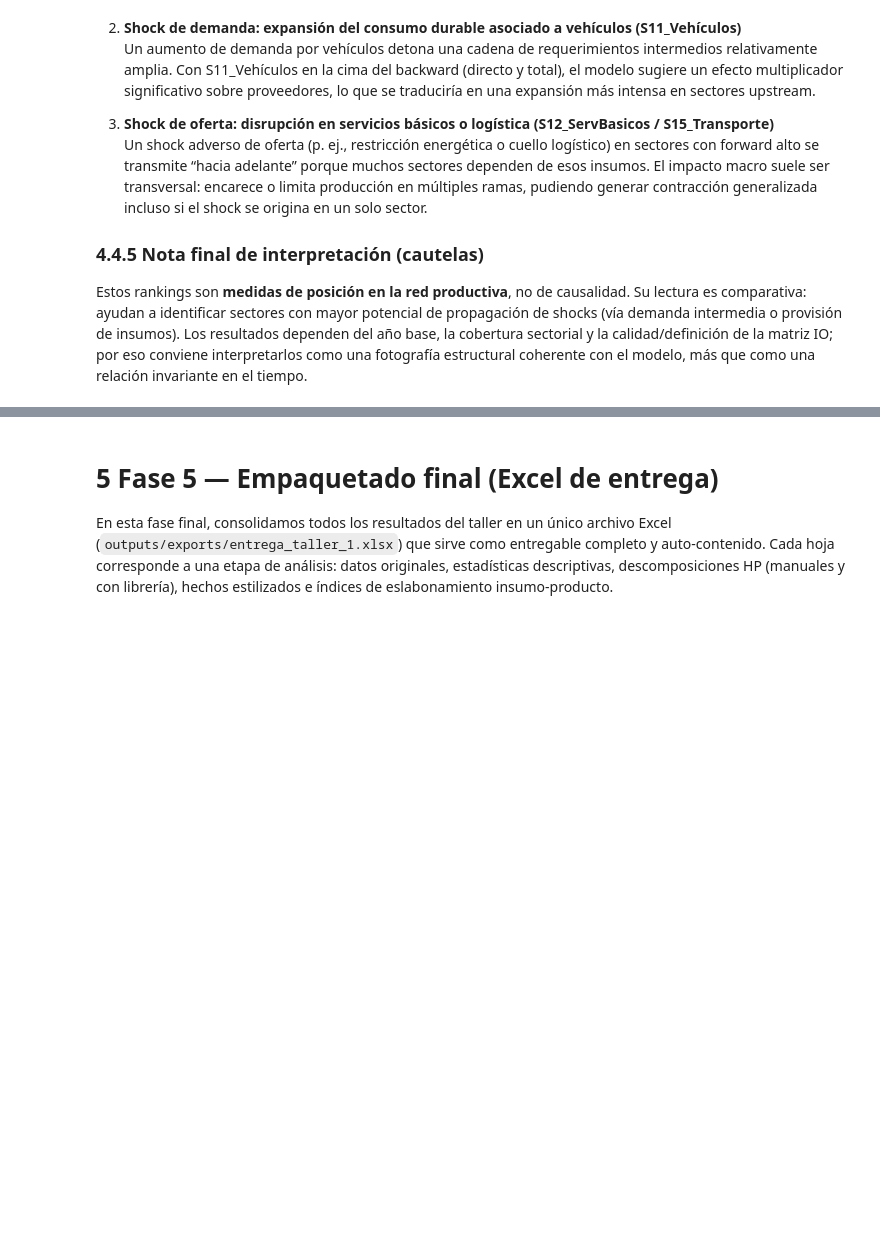
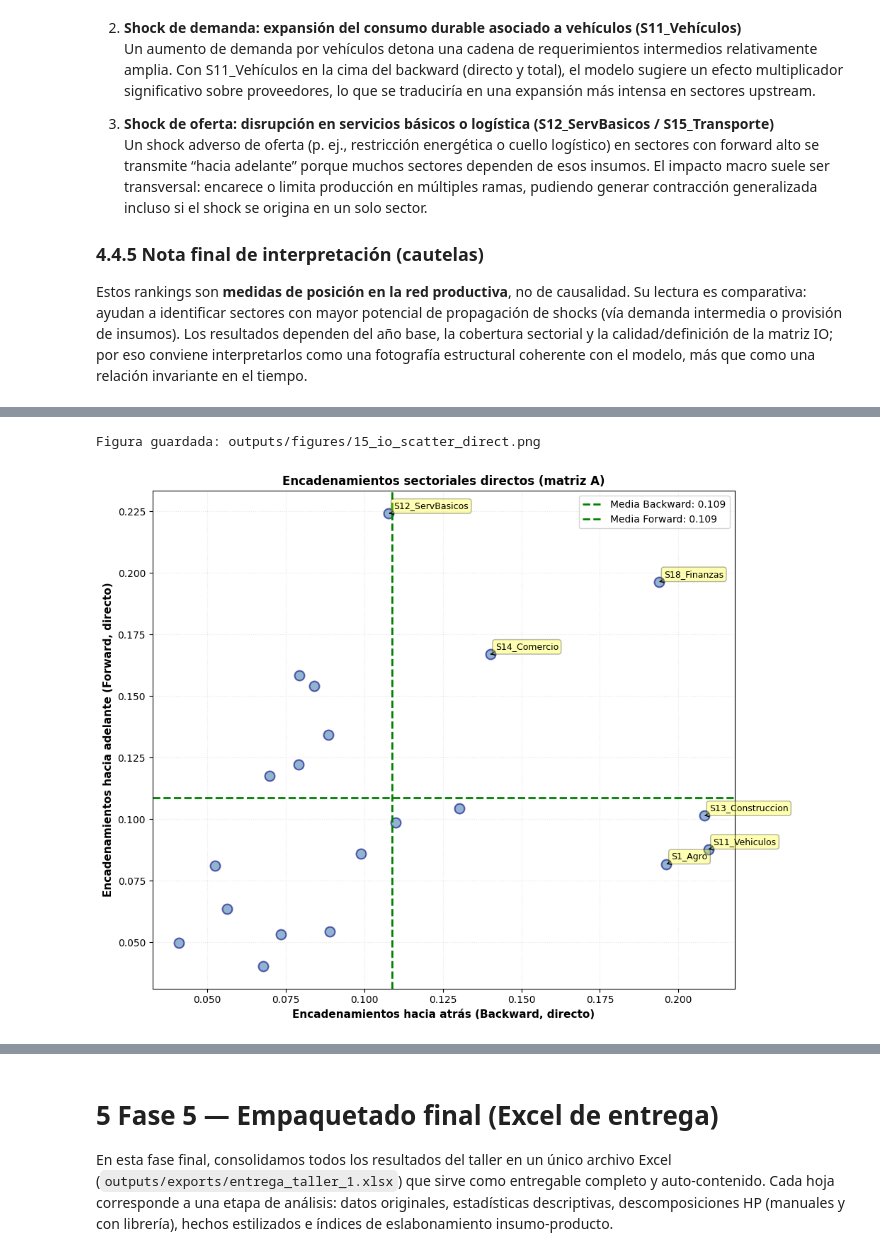
Before and after one commit to Tupxz/ciclos_economicos, a Jupyter notebook: notebooks/Taller_1.ipynb, the cells around one changed output, grey strips where cells are left out. Cells and saved outputs as stored; diff of their text form; code cells hidden in the pictures; blank space fills up the shorter version.

```diff
--- a/notebooks/Taller_1.ipynb
+++ b/notebooks/Taller_1.ipynb
@@ -1061,0 +1058,68 @@ Estos rankings son **medidas de posición en la red productiva**, no de causalid
+# %%
+import matplotlib.pyplot as plt
+import numpy as np
+
+# Preparar datos para el gráfico
+x_vals = back_d  # Encadenamientos hacia atrás (Backward, directos)
+y_vals = forw_d  # Encadenamientos hacia adelante (Forward, directos)
+
+# Crear figura
+fig, ax = plt.subplots(figsize=(10, 8))
+
+# Scatter plot
+ax.scatter(x_vals, y_vals, s=100, alpha=0.6, color='steelblue', edgecolors='navy', linewidth=1.5)
+
+# Líneas de corte (promedios)
+mean_x = x_vals.mean()
+mean_y = y_vals.mean()
+ax.axvline(mean_x, color='green', linestyle='--', linewidth=2, label=f'Media Backward: {mean_x:.3f}')
+ax.axhline(mean_y, color='green', linestyle='--', linewidth=2, label=f'Media Forward: {mean_y:.3f}')
+
+import matplotlib.pyplot as plt
+import numpy as np
+
+# Preparar datos para el gráfico
+x_vals = back_d  # Encadenamientos hacia atrás (Backward, directos)
+y_vals = forw_d  # Encadenamientos hacia adelante (Forward, directos)
+
+# Crear figura
+fig, ax = plt.subplots(figsize=(10, 8))
+
+# Scatter plot
+ax.scatter(x_vals, y_vals, s=100, alpha=0.6, color='steelblue', edgecolors='navy', linewidth=1.5)
+
+# Líneas de corte (promedios)
+mean_x = x_vals.mean()
+mean_y = y_vals.mean()
+ax.axvline(mean_x, color='green', linestyle='--', linewidth=2, label=f'Media Backward: {mean_x:.3f}')
+ax.axhline(mean_y, color='green', linestyle='--', linewidth=2, label=f'Media Forward: {mean_y:.3f}')
+
+# Etiquetas (TOP 3 backward + TOP 3 forward, sin duplicados)
+top_back_idx = np.argsort(-x_vals)[:3]
+top_forw_idx = np.argsort(-y_vals)[:3]
+unique_idx = sorted(set(list(top_back_idx) + list(top_forw_idx)))
+
+for idx in unique_idx:
+    ax.annotate(sectors[idx],
+                xy=(x_vals[idx], y_vals[idx]),
+                xytext=(5, 5),
+                textcoords='offset points',
+                fontsize=9,
+                bbox=dict(boxstyle='round,pad=0.3', facecolor='yellow', alpha=0.3),
+                arrowprops=dict(arrowstyle='->', connectionstyle='arc3,rad=0'))
+
+# Etiquetas de ejes y título
+ax.set_xlabel('Encadenamientos hacia atrás (Backward, directo)', fontsize=11, fontweight='bold')
+ax.set_ylabel('Encadenamientos hacia adelante (Forward, directo)', fontsize=11, fontweight='bold')
+ax.set_title('Encadenamientos sectoriales directos (matriz A)', fontsize=12, fontweight='bold')
+ax.grid(alpha=0.3, linestyle=':')
+ax.legend(loc='best', fontsize=10)
+
+plt.tight_layout()
+fig_path = OUT_FIG / '15_io_scatter_direct.png'
+fig.savefig(fig_path, dpi=150, bbox_inches='tight')
+print(f'Figura guardada: {fig_path.relative_to(ROOT)}')
+plt.show()
+# %% [output]
+Figura guardada: outputs/figures/15_io_scatter_direct.png
+[figure, added]
```
Also changed, not shown: parts of 5 cells of this notebook, 14 other files.
